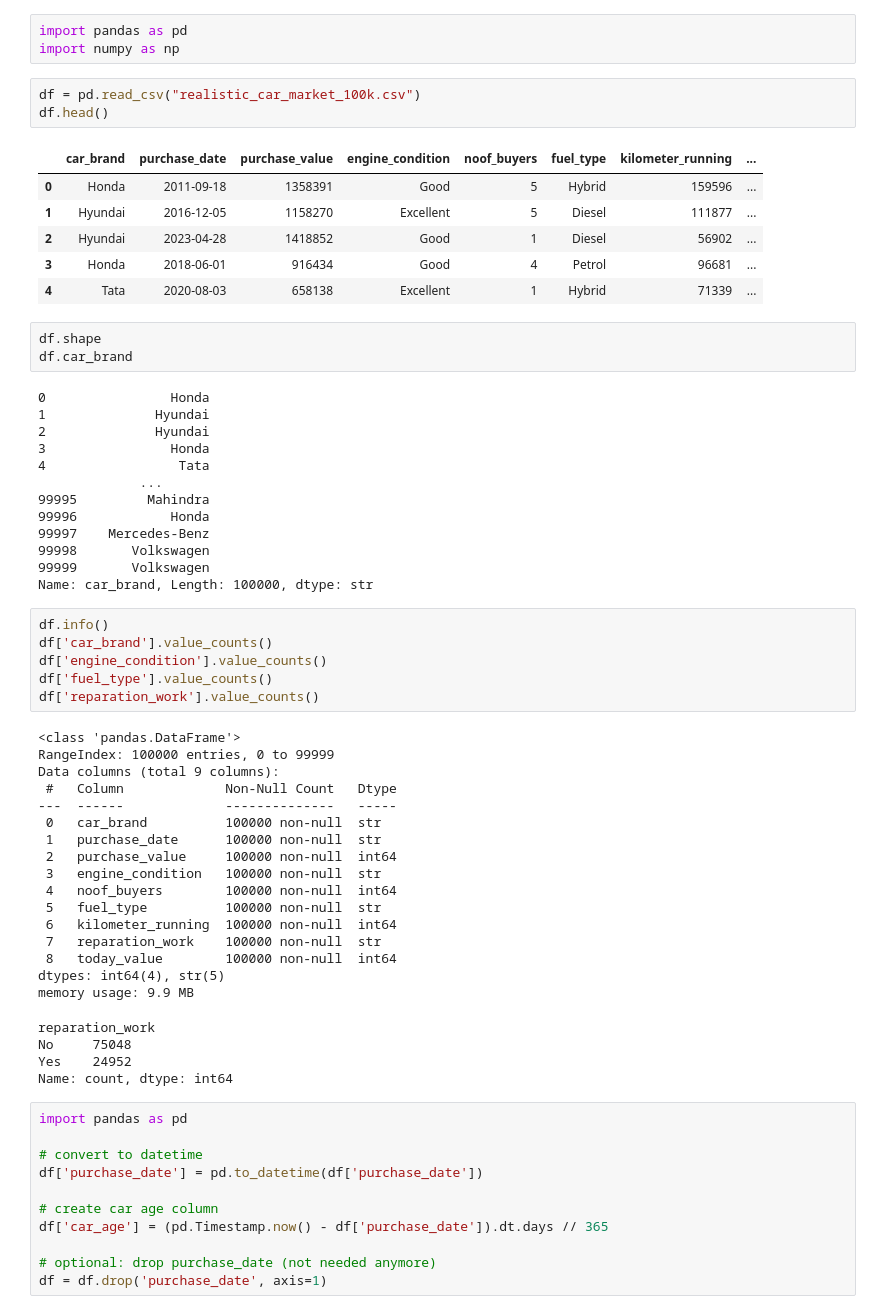
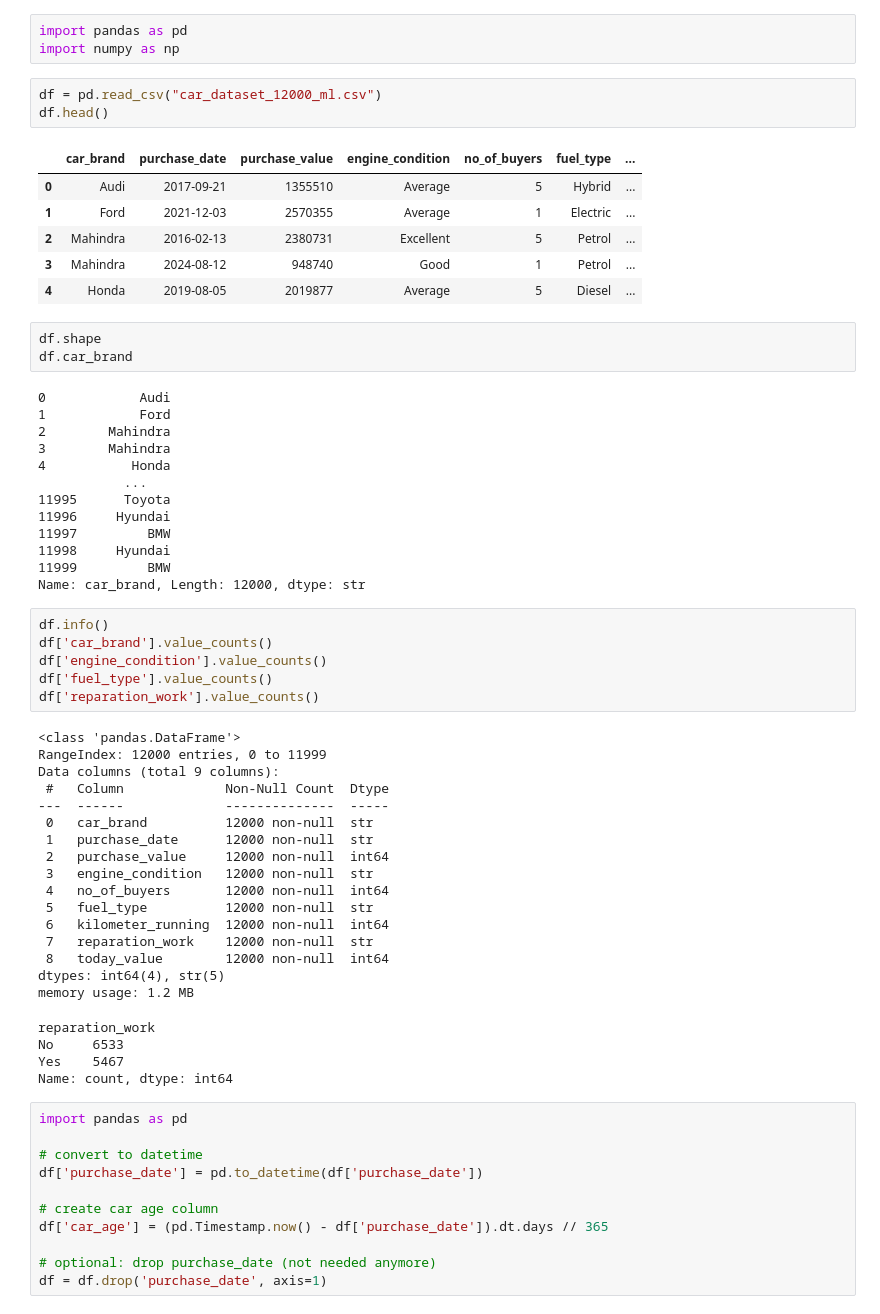
Before and after one commit to rebati88sri/carprice_predictor, a Jupyter notebook: car.ipynb, the cells around one changed output. Drawn from its saved outputs; the diff is of its cells as text.

```diff
--- a/car.ipynb
+++ b/car.ipynb
@@ -2,31 +2,31 @@
 import pandas as pd
 import numpy as np
 # %%
-df = pd.read_csv("realistic_car_market_100k.csv")
+df = pd.read_csv("car_dataset_12000_ml.csv")
 df.head()
 # %% [output]
-|  | car_brand | purchase_date | purchase_value | engine_condition | noof_buyers | fuel_type | kilometer_running | ... |
-| 0 | Honda | 2011-09-18 | 1358391 | Good | 5 | Hybrid | 159596 | ... |
-| 1 | Hyundai | 2016-12-05 | 1158270 | Excellent | 5 | Diesel | 111877 | ... |
-| 2 | Hyundai | 2023-04-28 | 1418852 | Good | 1 | Diesel | 56902 | ... |
-| 3 | Honda | 2018-06-01 | 916434 | Good | 4 | Petrol | 96681 | ... |
-| 4 | Tata | 2020-08-03 | 658138 | Excellent | 1 | Hybrid | 71339 | ... |
+|  | car_brand | purchase_date | purchase_value | engine_condition | no_of_buyers | fuel_type | ... |
+| 0 | Audi | 2017-09-21 | 1355510 | Average | 5 | Hybrid | ... |
+| 1 | Ford | 2021-12-03 | 2570355 | Average | 1 | Electric | ... |
+| 2 | Mahindra | 2016-02-13 | 2380731 | Excellent | 5 | Petrol | ... |
+| 3 | Mahindra | 2024-08-12 | 948740 | Good | 1 | Petrol | ... |
+| 4 | Honda | 2019-08-05 | 2019877 | Average | 5 | Diesel | ... |
 # %%
 df.shape
 df.car_brand
 # %% [output]
-0                Honda
-1              Hyundai
-2              Hyundai
-3                Honda
-4                 Tata
-             ...
-99995         Mahindra
-99996            Honda
-99997    Mercedes-Benz
-99998       Volkswagen
-99999       Volkswagen
-Name: car_brand, Length: 100000, dtype: str
+0            Audi
+1            Ford
+2        Mahindra
+3        Mahindra
+4           Honda
+           ...
+11995      Toyota
+11996     Hyundai
+11997         BMW
+11998     Hyundai
+11999         BMW
+Name: car_brand, Length: 12000, dtype: str
 # %%
 df.info()
 df['car_brand'].value_counts()
@@ -35,24 +35,24 @@ df['fuel_type'].value_counts()
 df['reparation_work'].value_counts()
 # %% [output]
 <class 'pandas.DataFrame'>
-RangeIndex: 100000 entries, 0 to 99999
+RangeIndex: 12000 entries, 0 to 11999
 Data columns (total 9 columns):
- #   Column             Non-Null Count   Dtype
----  ------             --------------   -----
- 0   car_brand          100000 non-null  str
- 1   purchase_date      100000 non-null  str
- 2   purchase_value     100000 non-null  int64
- 3   engine_condition   100000 non-null  str
- 4   noof_buyers        100000 non-null  int64
- 5   fuel_type          100000 non-null  str
- 6   kilometer_running  100000 non-null  int64
- 7   reparation_work    100000 non-null  str
- 8   today_value        100000 non-null  int64
+ #   Column             Non-Null Count  Dtype
+---  ------             --------------  -----
+ 0   car_brand          12000 non-null  str
+ 1   purchase_date      12000 non-null  str
+ 2   purchase_value     12000 non-null  int64
+ 3   engine_condition   12000 non-null  str
+ 4   no_of_buyers       12000 non-null  int64
+ 5   fuel_type          12000 non-null  str
+ 6   kilometer_running  12000 non-null  int64
+ 7   reparation_work    12000 non-null  str
+ 8   today_value        12000 non-null  int64
 dtypes: int64(4), str(5)
-memory usage: 9.9 MB
+memory usage: 1.2 MB
 reparation_work
-No     75048
-Yes    24952
+No     6533
+Yes    5467
 Name: count, dtype: int64
 # %%
 import pandas as pd
```
Also changed, not shown: parts of 8 cells of this notebook.
